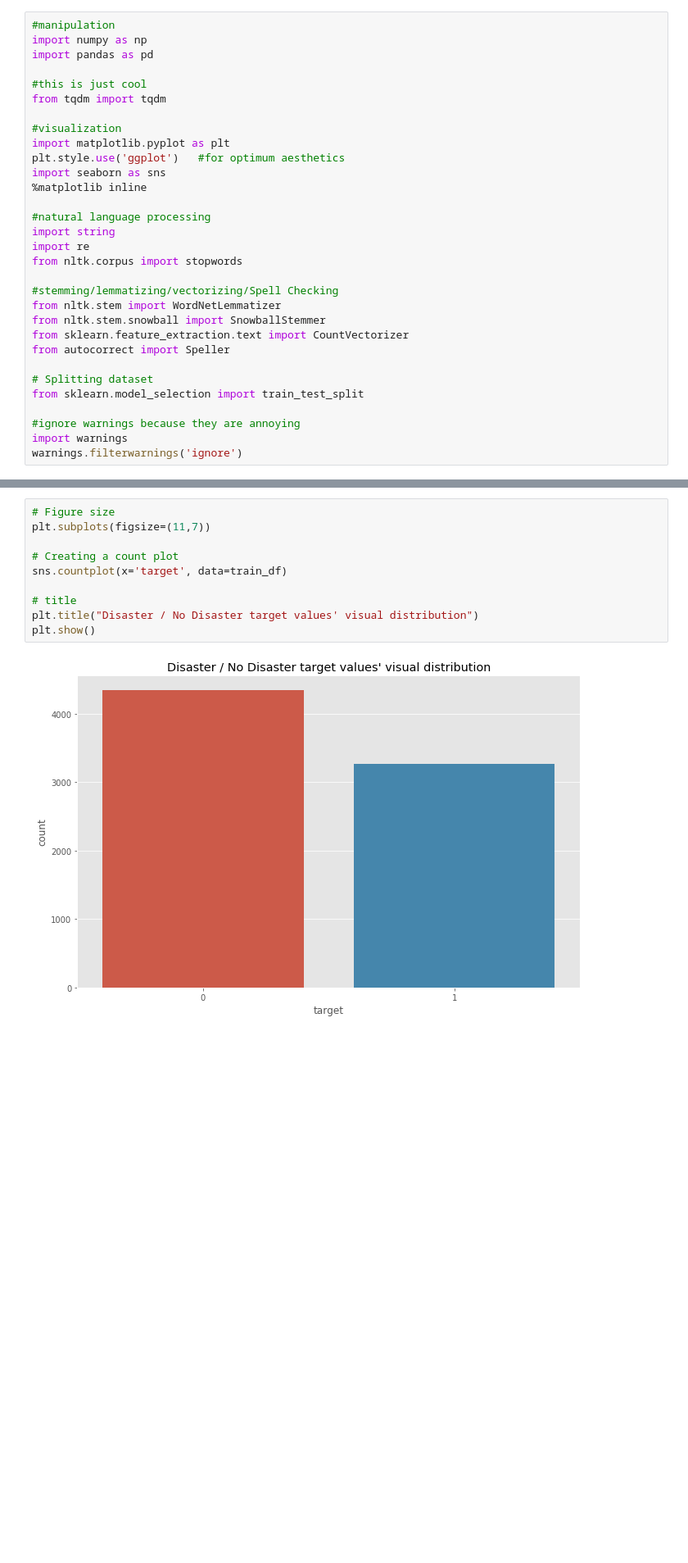
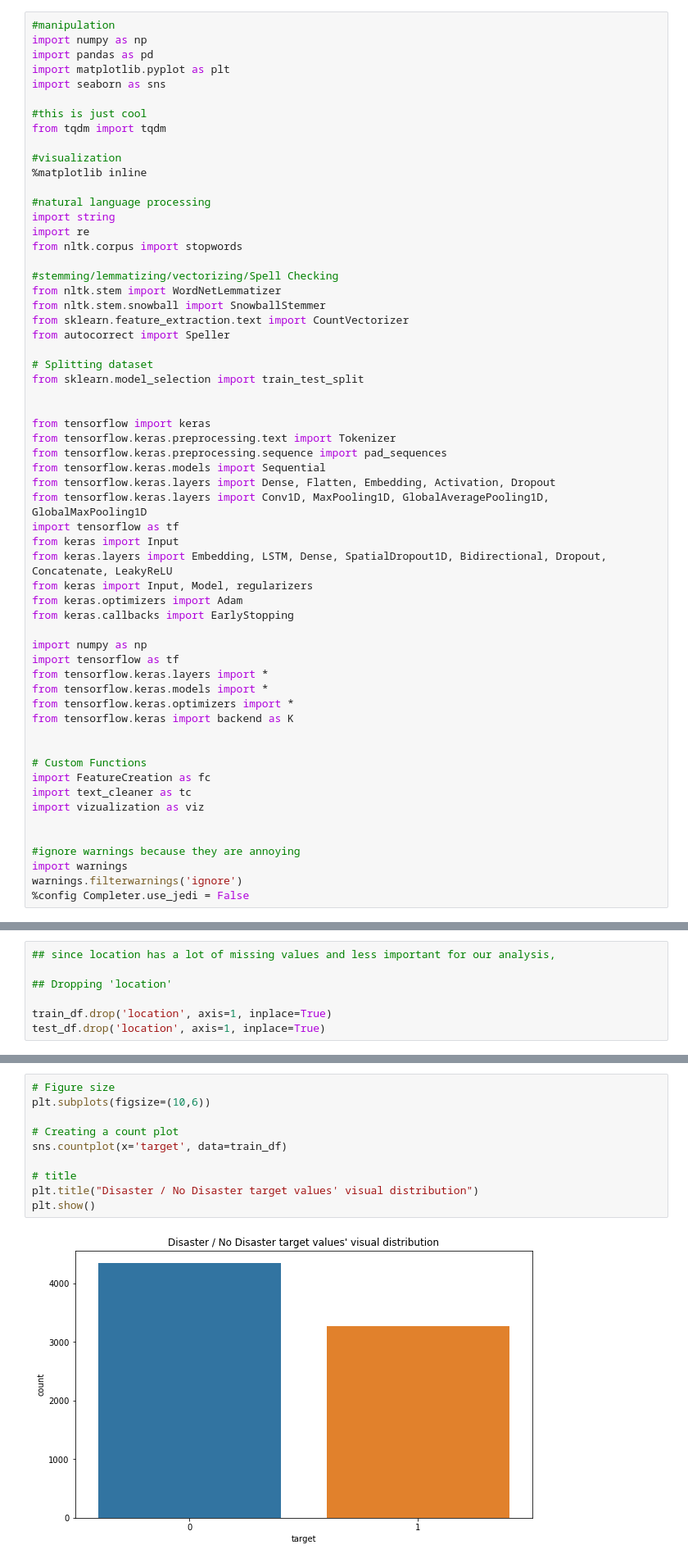
Before and after one commit to FanusArefaine/Real-or-Not-NLP-with-Disaster-Tweets, a Jupyter notebook: Tweets_NLP_Notebook.ipynb, the cells around one changed output, grey strips where cells are left out. Shown at 82% size. Saved outputs shown, nothing was run; the diff lists cells and outputs as text; blank space fills up the shorter version.

Commit message:
model building and training

```diff
--- a/Tweets_NLP_Notebook.ipynb
+++ b/Tweets_NLP_Notebook.ipynb
@@ -4,14 +4,13 @@
 #manipulation
 import numpy as np
 import pandas as pd
+import matplotlib.pyplot as plt
+import seaborn as sns
 
 #this is just cool
 from tqdm import tqdm
 
 #visualization
-import matplotlib.pyplot as plt
-plt.style.use('ggplot')   #for optimum aesthetics
-import seaborn as sns
 %matplotlib inline
 
 #natural language processing
@@ -28,9 +27,38 @@ from autocorrect import Speller
 # Splitting dataset
 from sklearn.model_selection import train_test_split
 
+
+from tensorflow import keras
+from tensorflow.keras.preprocessing.text import Tokenizer
+from tensorflow.keras.preprocessing.sequence import pad_sequences
+from tensorflow.keras.models import Sequential
+from tensorflow.keras.layers import Dense, Flatten, Embedding, Activation, Dropout
+from tensorflow.keras.layers import Conv1D, MaxPooling1D, GlobalAveragePooling1D, GlobalMaxPooling1D
+import tensorflow as tf
+from keras import Input
+from keras.layers import Embedding, LSTM, Dense, SpatialDropout1D, Bidirectional, Dropout, Concatenate, LeakyReLU
+from keras import Input, Model, regularizers
+from keras.optimizers import Adam
+from keras.callbacks import EarlyStopping
+
+import numpy as np
+import tensorflow as tf
+from tensorflow.keras.layers import *
+from tensorflow.keras.models import *
+from tensorflow.keras.optimizers import *
+from tensorflow.keras import backend as K
+
+
+# Custom Functions
+import FeatureCreation as fc
+import text_cleaner as tc
+import vizualization as viz
+
+
 #ignore warnings because they are annoying
 import warnings
 warnings.filterwarnings('ignore')
+%config Completer.use_jedi = False
 # %% [markdown]
 ## 2. IMPORTING THE DATASET FOR PROCESSING AND CLASSIFICATION
 # %%
@@ -113,6 +142,13 @@ dtype: int64
 print("'location' feature has {:.4} % missing values in train dataset and {:.4} % missing values in the test dataset".format((train_df['location'].isnull().sum()*100/len(train_df)), test_df['location'].isnull().sum()*100/len(test_df)))
 # %% [output]
 'location' feature has 33.27 % missing values in train dataset and 33.86 % missing values in the test dataset
+# %%
+## since location has a lot of missing values and less important for our analysis,
+
+## Dropping 'location'
+
+train_df.drop('location', axis=1, inplace=True)
+test_df.drop('location', axis=1, inplace=True)
 # %%
 # 'Keyword' feature missing values in train and test dataset
 print("'keyword' feature has {:.3} % missing values in train dataset and {:.3} % missing values in the test dataset".format((train_df['keyword'].isnull().sum()*100/len(train_df)), test_df['keyword'].isnull().sum()*100/len(test_df)))
@@ -142,15 +196,15 @@ Visual presentation of their distribution follows:
 # %%
 # Figure size
-plt.subplots(figsize=(11,7))
+plt.subplots(figsize=(10,6))
 
 # Creating a count plot
 sns.countplot(x='target', data=train_df)
 
 # title
 plt.title("Disaster / No Disaster target values' visual distribution")
 plt.show()
 # %% [output]
-[figure, old version]
+[figure, new version]
 # %% [markdown]
 Let us focus only on the text data under 'text' feature name for our analysis:
 
```
Also changed, not shown: parts of 144 cells of this notebook.
